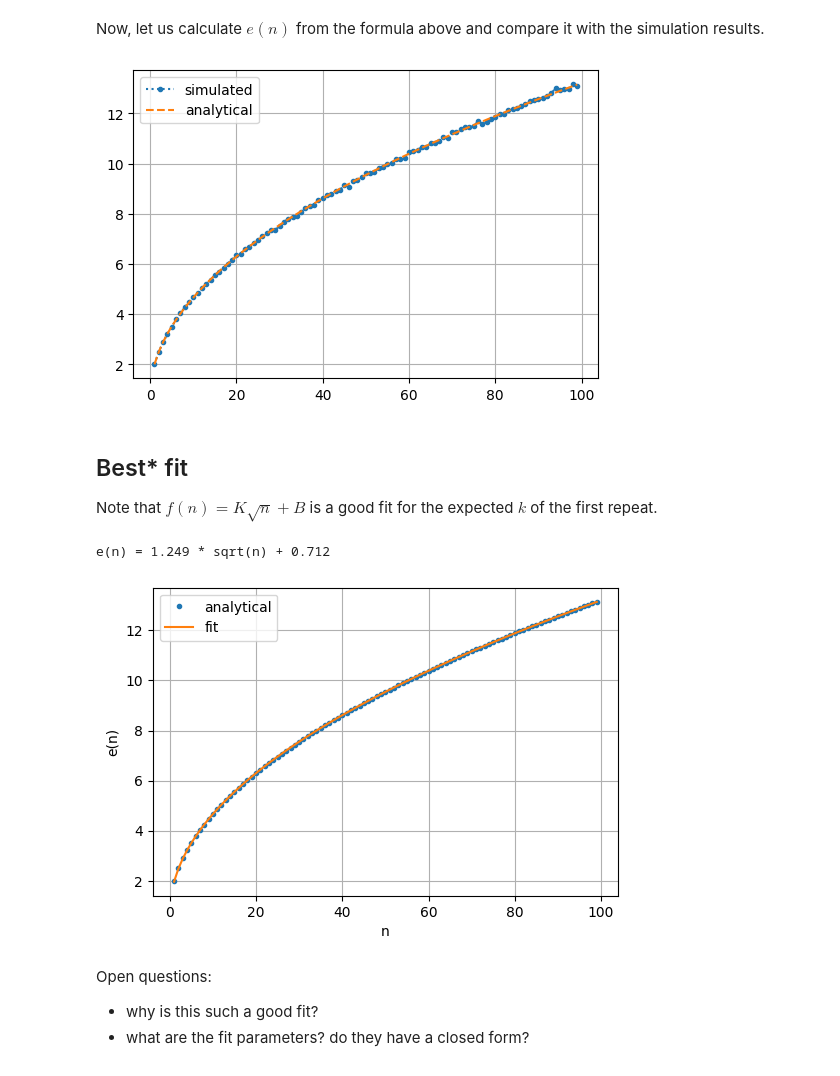
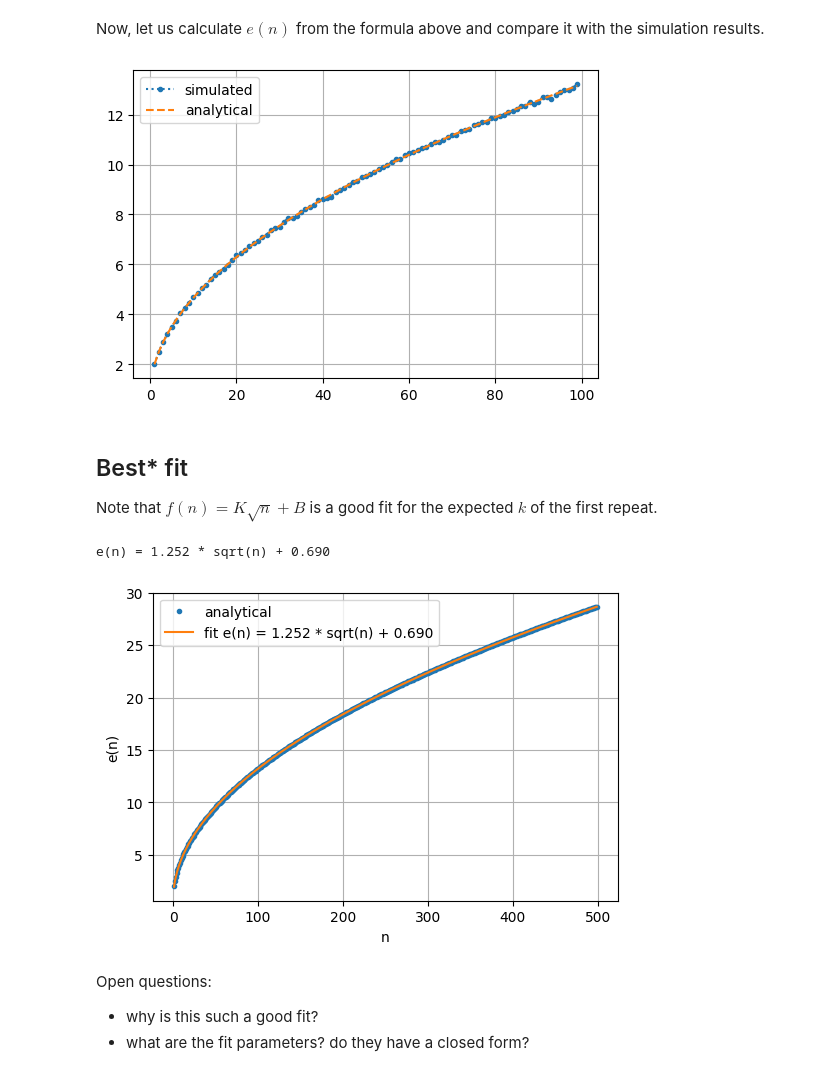
Before and after one commit to rayannott/statistics-playground, a Jupyter notebook: first-repeated-sample-problem.ipynb, the cells around one changed output. Cells and saved outputs as stored; diff of their text form; code cells hidden in the pictures.

```diff
--- a/first-repeated-sample-problem.ipynb
+++ b/first-repeated-sample-problem.ipynb
@@ -62,8 +63,8 @@ $$
 # %% [markdown]
 Let us summarize the derivation using `sympy`.
 # %%
-i, k, N = sp.symbols("i k N")
+i, k, n = sp.symbols("i k n")
 
-p = sp.Product((1 - i / N), (i, 1, k - 1))
+p = sp.Product((1 - i / n), (i, 1, k - 1))
 p
 # %% [output]
@@ -89,8 +90,8 @@ def prob_first_repeat_at_kth(k: int, n: int) -> float:
     return prob_no_repeat_for_k(k - 1, n) * (k - 1) / n
 
 
-def expected_first_repeat(n: int, upper_limit: int = 100) -> float:
-    return sum(k * prob_first_repeat_at_kth(k, n) for k in range(2, upper_limit + 1))
+def expected_first_repeat(n: int) -> float:
+    return sum(k * prob_first_repeat_at_kth(k, n) for k in range(2, n+2))
 # %%
 analytical_values = [expected_first_repeat(n) for n in ns]
 # %%
@@ -100,31 +101,31 @@ plt.grid()
 plt.legend()
 plt.show()
 # %% [output]
-[figure, old version]
+[figure, new version]
 # %% [markdown]
 ## Best* fit
 
 Note that $f(n) = K \sqrt{n} + B$ is a good fit for the expected $k$ of the first repeat.
 # %%
-ns_np = np.array(ns)
-analytical_values_np = np.array(analytical_values)
+ns_np = np.arange(1, 500)
+analytical_values_np = np.array([expected_first_repeat(n) for n in ns_np])
 
 K, B = np.polyfit(np.sqrt(ns_np), analytical_values_np, 1)
 print(f"e(n) = {K:.3f} * sqrt(n) + {B:.3f}")
 
 fit_values = K * np.sqrt(ns_np) + B
 # %% [output]
-e(n) = 1.249 * sqrt(n) + 0.712
+e(n) = 1.252 * sqrt(n) + 0.690
 # %%
-plt.plot(ns, analytical_values, '.', label="analytical")
-plt.plot(ns, fit_values, '-', label="fit")
+plt.plot(ns_np, analytical_values_np, '.', label="analytical")
+plt.plot(ns_np, fit_values, '-', label=f"fit e(n) = {K:.3f} * sqrt(n) + {B:.3f}")
 plt.grid()
 plt.xlabel("n")
 plt.ylabel("e(n)")
 plt.legend()
 plt.show()
 # %% [output]
-[figure, old version]
+[figure, new version]
 # %% [markdown]
 Open questions:
 - why is this such a good fit?
```
Also changed, not shown: parts of 6 cells of this notebook.
